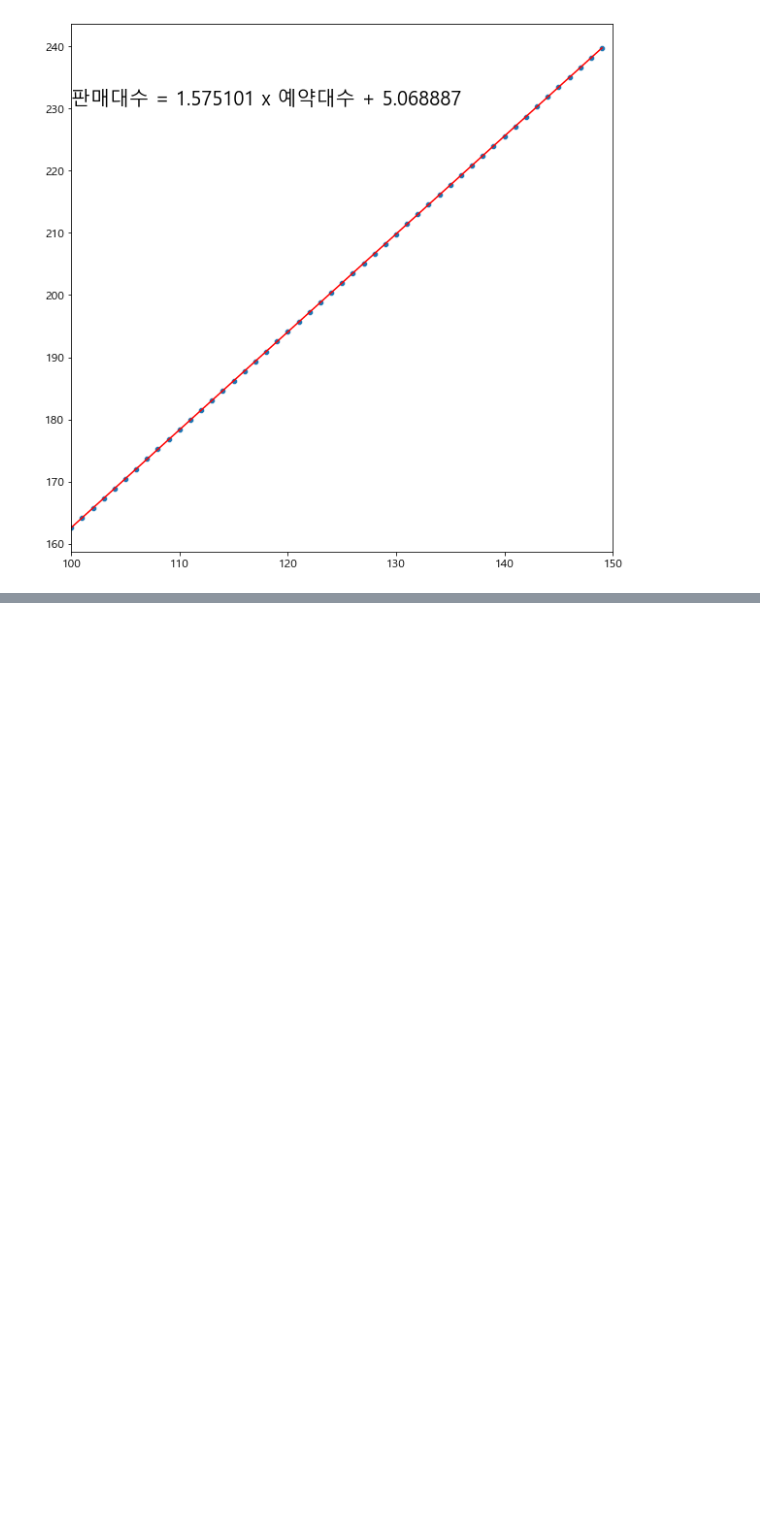
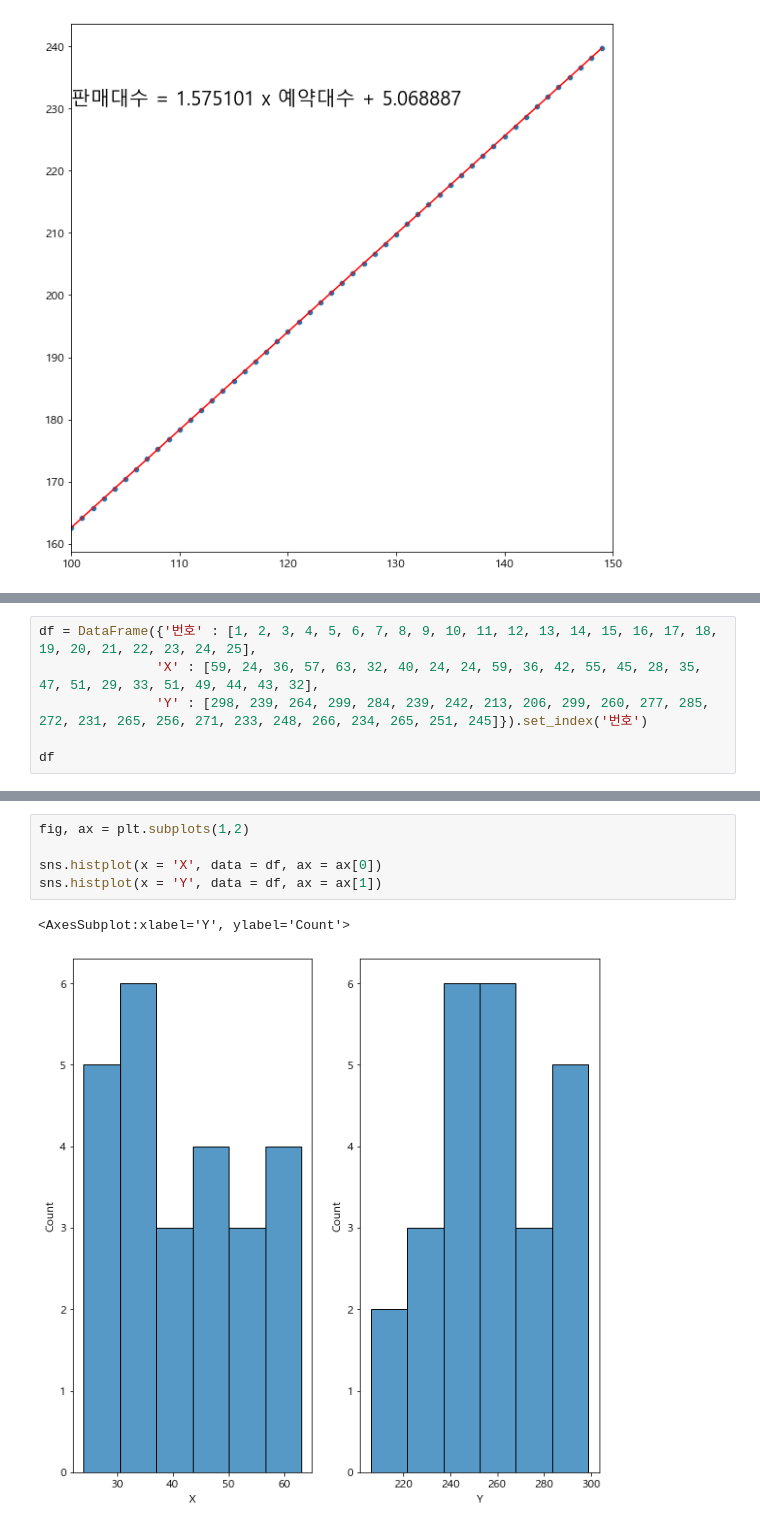
Before and after one commit to junhong-CHEON/python_study, a Jupyter notebook: 상관분석,회귀분석 연습.ipynb, the cells around one changed output, grey strips where cells are left out. Cells and saved outputs as stored; diff of their text form; blank space fills up the shorter version.

```diff
--- a/상관분석,회귀분석 연습.ipynb
+++ b/상관분석,회귀분석 연습.ipynb
@@ -383,0 +385,6 @@ Text(100, 229.75896598252973, '판매대수 = 1.575101 x 예약대수 + 5.068887
+# %%
+df = DataFrame({'번호' : [1, 2, 3, 4, 5, 6, 7, 8, 9, 10, 11, 12, 13, 14, 15, 16, 17, 18, 19, 20, 21, 22, 23, 24, 25],
+               'X' : [59, 24, 36, 57, 63, 32, 40, 24, 24, 59, 36, 42, 55, 45, 28, 35, 47, 51, 29, 33, 51, 49, 44, 43, 32],
+               'Y' : [298, 239, 264, 299, 284, 239, 242, 213, 206, 299, 260, 277, 285, 272, 231, 265, 256, 271, 233, 248, 266, 234, 265, 251, 245]}).set_index('번호')
+
+df
@@ -383,0 +410,8 @@ Text(100, 229.75896598252973, '판매대수 = 1.575101 x 예약대수 + 5.068887
+# %%
+fig, ax = plt.subplots(1,2)
+
+sns.histplot(x = 'X', data = df, ax = ax[0])
+sns.histplot(x = 'Y', data = df, ax = ax[1])
+# %% [output]
+<AxesSubplot:xlabel='Y', ylabel='Count'>
+[figure, added]
```
Also changed, not shown: parts of 57 cells of this notebook, 24 other files.
